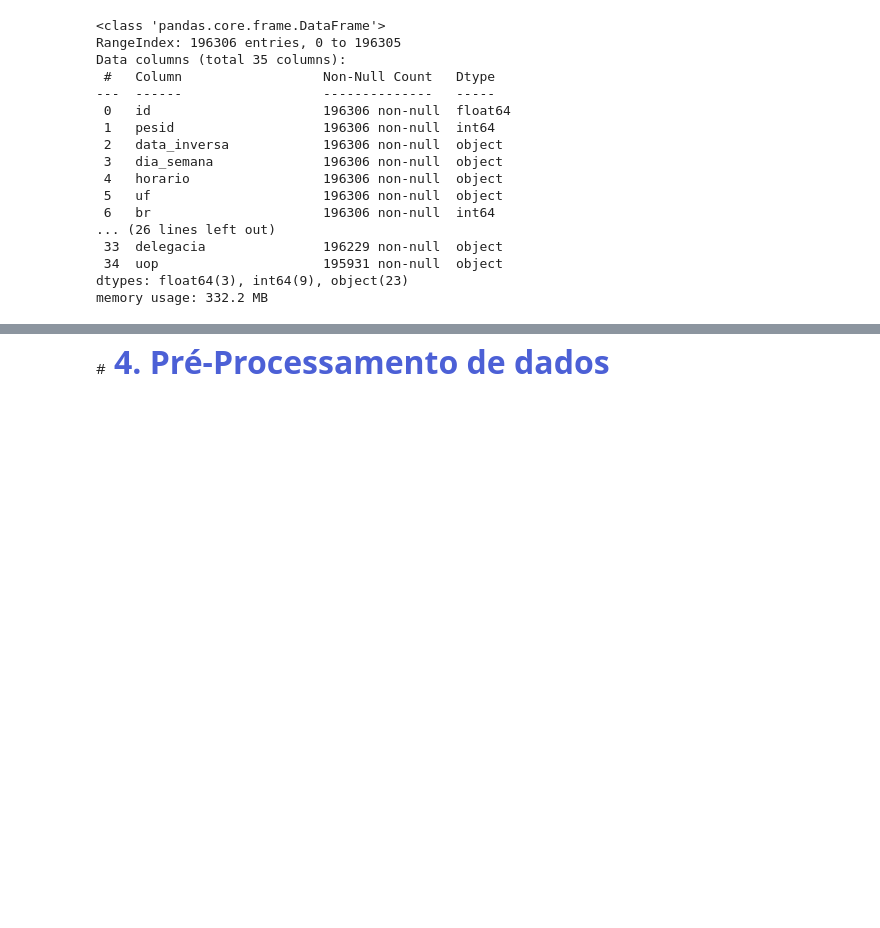
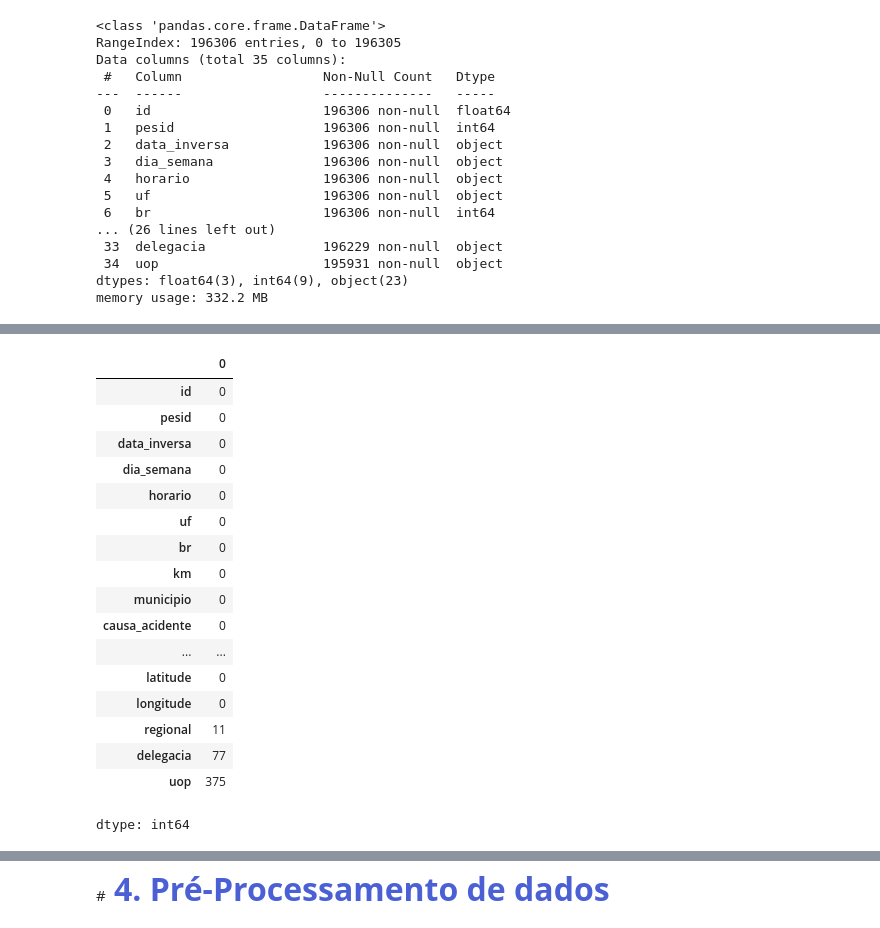
Before and after one commit to gabrielmprata/acidentes_transito, a Jupyter notebook: Acidentes_Rodoviarios_PreProc.ipynb, the cells around one changed output, grey strips where cells are left out. Cells and saved outputs as stored; diff of their text form; code cells hidden in the pictures; blank space fills up the shorter version.

```diff
--- a/Acidentes_Rodoviarios_PreProc.ipynb
+++ b/Acidentes_Rodoviarios_PreProc.ipynb
@@ -396,0 +419,22 @@ memory usage: 332.2 MB
+# %%
+# Quantidade de NaN/Missing/Nulls no dataframe
+df_pessoas.isnull().sum()
+# %% [output]
+|  | 0 |
+| id | 0 |
+| pesid | 0 |
+| data_inversa | 0 |
+| dia_semana | 0 |
+| horario | 0 |
+| uf | 0 |
+| br | 0 |
+| km | 0 |
+| municipio | 0 |
+| causa_acidente | 0 |
+| ... | ... |
+| latitude | 0 |
+| longitude | 0 |
+| regional | 11 |
+| delegacia | 77 |
+| uop | 375 |
+dtype: int64
```
Also changed, not shown: parts of 5 cells of this notebook.
